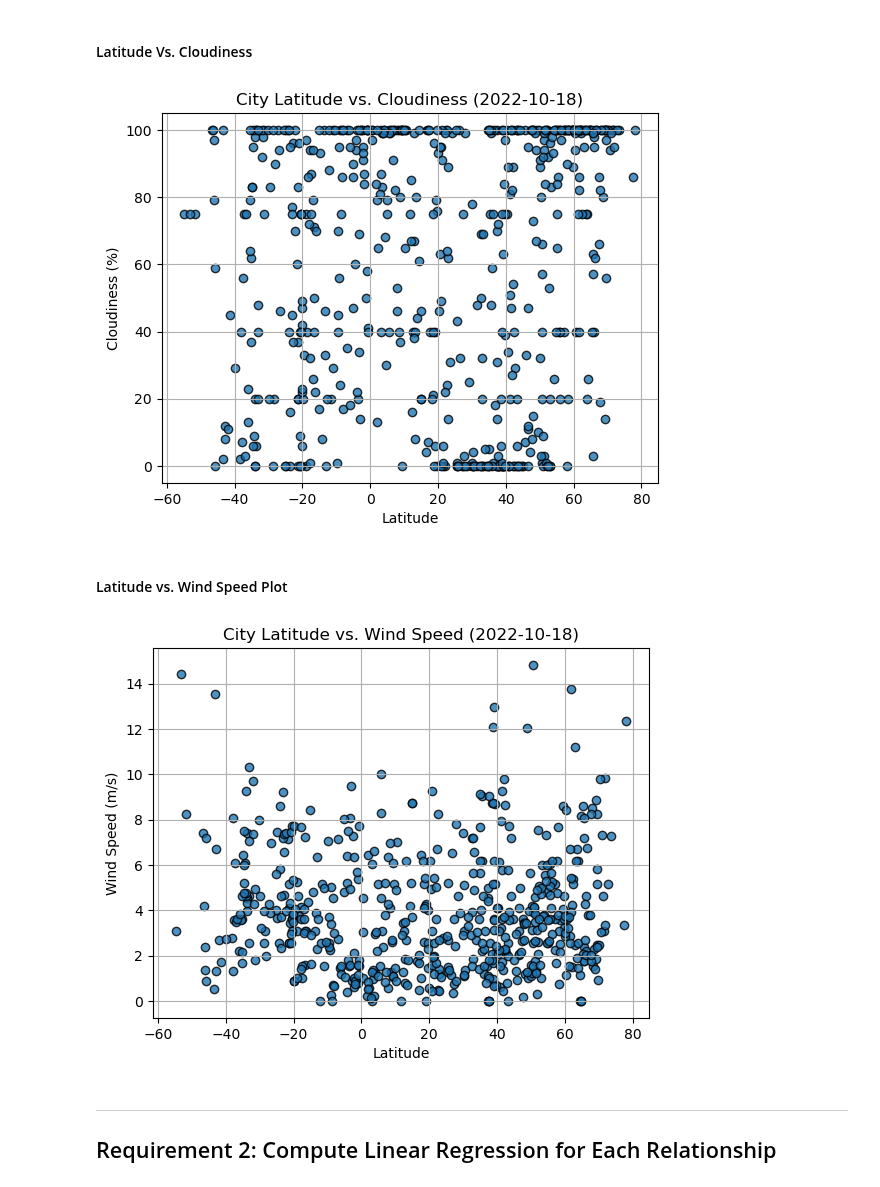
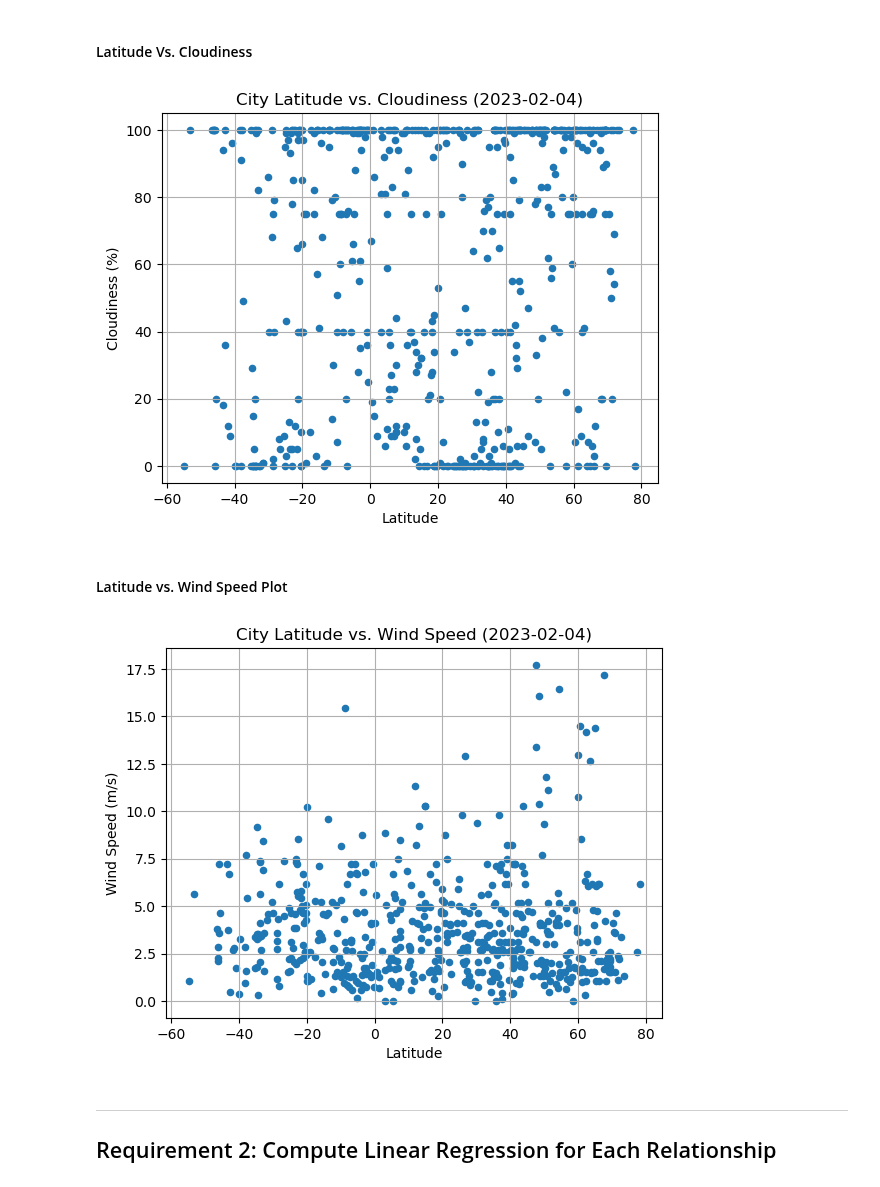
Before and after one commit to AlanDeng7/Module-6-Challenge-Python-API, a Jupyter notebook: starter_code/WeatherPy.ipynb, the cells around one changed output. Drawn from its saved outputs; the diff is of its cells as text; code cells hidden in the pictures.

```diff
--- a/starter_code/WeatherPy.ipynb
+++ b/starter_code/WeatherPy.ipynb
@@ -174,6 +172,6 @@ city_data_df.to_csv("output_data/cities.csv", index_label="City_ID")
 # %%
 # Read saved data
-city_data_df = pd.read_csv("output_data/cities.csv", index_col="City_ID")
+city_data_df = pd.read_csv("../output_data/cities.csv", index_col="City_ID")
 
 # Display sample data
 city_data_df.head()
@@ -223,34 +229,40 @@ plt.show()
 #### Latitude Vs. Cloudiness
 # %%
 # Build the scatter plots for latitude vs. cloudiness
-# YOUR CODE HERE
+ax3 = city_data_df.plot.scatter(x="Lat",y="Cloudiness")
 
 # Incorporate the other graph properties
-# YOUR CODE HERE
+plt.title ("City Latitude vs. Cloudiness (2023-02-04)")
+plt.xlabel("Latitude")
+plt.ylabel("Cloudiness (%)")
+plt.grid()
 
 # Save the figure
-plt.savefig("output_data/Fig3.png")
+plt.savefig("../output_data/Fig3.png")
 
 # Show plot
 plt.show()
 # %% [output]
-[figure, old version]
+[figure, new version]
 # %% [markdown]
 #### Latitude vs. Wind Speed Plot
 # %%
 # Build the scatter plots for latitude vs. wind speed
-# YOUR CODE HERE
+ax4 = city_data_df.plot.scatter(x="Lat",y="Wind Speed")
 
 # Incorporate the other graph properties
-# YOUR CODE HERE
+plt.title ("City Latitude vs. Wind Speed (2023-02-04)")
+plt.xlabel("Latitude")
+plt.ylabel("Wind Speed (m/s)")
+plt.grid()
 
 # Save the figure
-plt.savefig("output_data/Fig4.png")
+plt.savefig("../output_data/Fig4.png")
 
 # Show plot
 plt.show()
 # %% [output]
-[figure, old version]
+[figure, new version]
 # %% [markdown]
 ---
 
```
Also changed, not shown: parts of 9 cells of this notebook, 7 other files.
